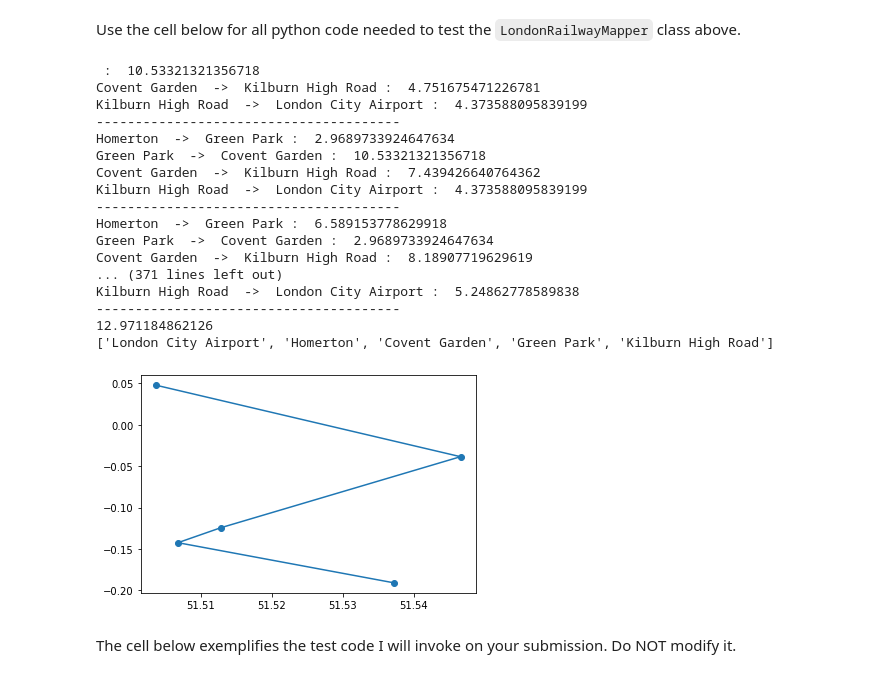
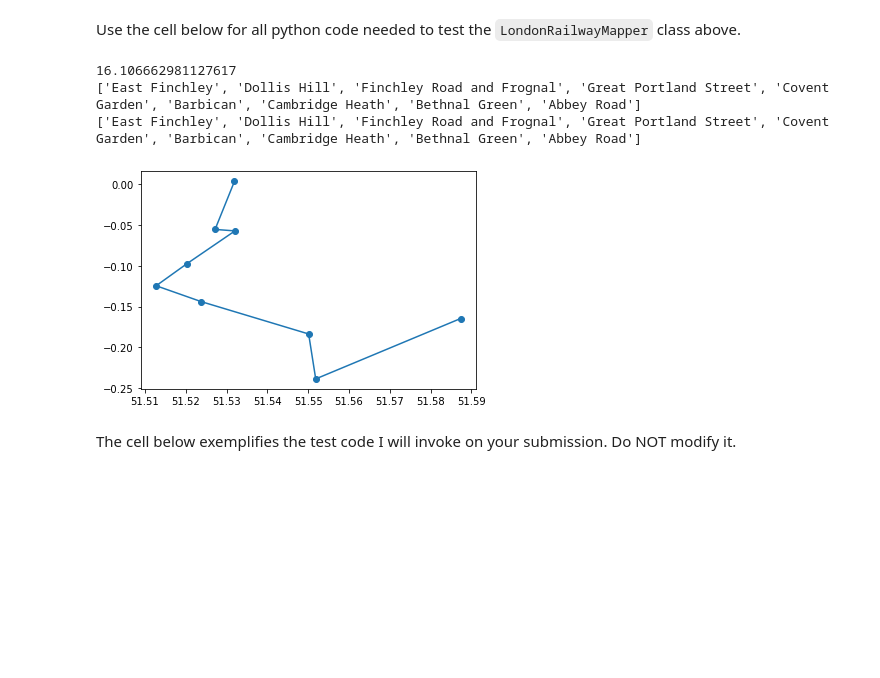
Before and after one commit to filofiocchi02/LondonRailway, a Jupyter notebook: LondonRailwayNetwork.ipynb, the cells around one changed output. Drawn from its saved outputs; the diff is of its cells as text; code cells hidden in the pictures; blank space fills up the shorter version.

Commit message:
req4 seems done, changed complete graph to matrix

```diff
--- a/LondonRailwayNetwork.ipynb
+++ b/LondonRailwayNetwork.ipynb
@@ -629,9 +688,6 @@ import timeit
 mapper = LondonRailwayMapper()
 mapper.loadStationsAndLines()
 # dict = mapper.stations
-
-
-
 
 
 # list0 = mapper.newRailwayLine(["Oxford Circus", "Barkingside", "Camden Town", "Shoreditch High Street"])
@@ -670,7 +726,8 @@ import matplotlib.pyplot as plt
 
 # inputStations = ["Abbey Road", "Barbican", "Bethnal Green", "Cambridge Heath", "Covent Garden", "Dollis Hill", "East Finchley", "Finchley Road and Frognal", "Great Portland Street", "Hackney Wick", "Isleworth", "Kentish Town West", "Leyton", "Marble Arch", "North Wembley", "Old Street", "Pimlico", "Queens Park", "Richmond", "Shepherds Bush", "Tottenham Hale", "Uxbridge", "Vauxhall", "Wapping"]
 
-inputStations = ["Homerton", "Green Park", "Covent Garden", "Kilburn High Road", "London City Airport"]
+inputStations = ["Abbey Road", "Barbican", "Bethnal Green", "Cambridge Heath", "Covent Garden", "Dollis Hill", "East Finchley", "Finchley Road and Frognal", "Great Portland Street"]
+
 inputSet = []
 
 for stat in inputStations:
@@ -679,52 +736,38 @@ for stat in inputStations:
     inputSet.append((lat, lon))
 
 outputStations = mapper.newRailwayLine(inputStations)
-
+print(outputStations)
 
 outputSet = []
 
 for stat in outputStations:
     lat = mapper.stations.get(stat)[1]
     lon = mapper.stations.get(stat)[2]
     outputSet.append((lat, lon))
 
 
 
 plt.figure()
 
 input_xs, input_ys = zip(*inputSet)
 plt.scatter(input_xs, input_ys)
 
 output_xs, output_ys = zip(*outputSet)
 plt.plot(output_xs, output_ys)
 
 plt.show()
 
 
 
 
 # list3 = mapper.newRailwayLine(["Abbey Road", "Barbican", "Bethnal Green", "Cambridge Heath", "Covent Garden", "Dollis Hill", "East Finchley", "Finchley Road and Frognal", "Great Portland Street", "Hackney Wick", "Isleworth", "Kentish Town West", "Leyton", "Marble Arch", "North Wembley", "Old Street", "Pimlico", "Queens Park", "Richmond", "Shepherds Bush", "Tottenham Hale", "Uxbridge", "Vauxhall", "Wapping"])
 # print("Result: ", list3)
 # print(mapper.minStops("Baker Street", "North Wembley"))
 # %% [output]
- :  10.53321321356718
-Covent Garden  ->  Kilburn High Road :  4.751675471226781
-Kilburn High Road  ->  London City Airport :  4.373588095839199
----------------------------------------
-Homerton  ->  Green Park :  2.9689733924647634
-Green Park  ->  Covent Garden :  10.53321321356718
-Covent Garden  ->  Kilburn High Road :  7.439426640764362
-Kilburn High Road  ->  London City Airport :  4.373588095839199
----------------------------------------
-Homerton  ->  Green Park :  6.589153778629918
-Green Park  ->  Covent Garden :  2.9689733924647634
-Covent Garden  ->  Kilburn High Road :  8.18907719629619
-... (371 lines left out)
-Kilburn High Road  ->  London City Airport :  5.24862778589838
----------------------------------------
-12.971184862126
-['London City Airport', 'Homerton', 'Covent Garden', 'Green Park', 'Kilburn High Road']
+16.106662981127617
+['East Finchley', 'Dollis Hill', 'Finchley Road and Frognal', 'Great Portland Street', 'Covent Garden', 'Barbican', 'Cambridge Heath', 'Bethnal Green', 'Abbey Road']
+['East Finchley', 'Dollis Hill', 'Finchley Road and Frognal', 'Great Portland Street', 'Covent Garden', 'Barbican', 'Cambridge Heath', 'Bethnal Green', 'Abbey Road']
-[figure, old version]
+[figure, new version]
 # %% [markdown]
 The cell below exemplifies the test code I will invoke on your submission. Do NOT modify it.
 # %%
```
Also changed, not shown: parts of 3 cells of this notebook.
